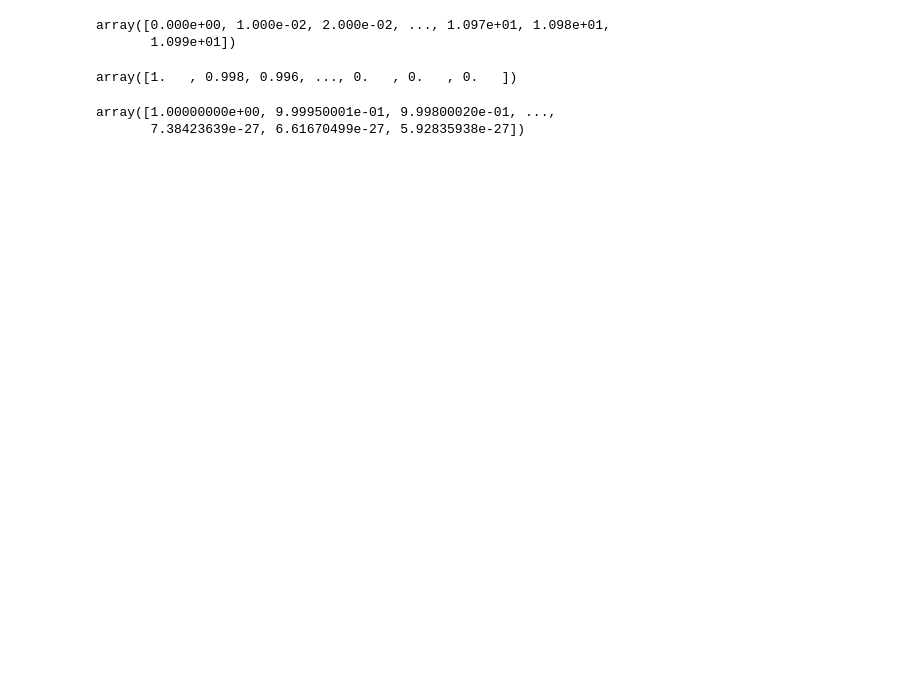
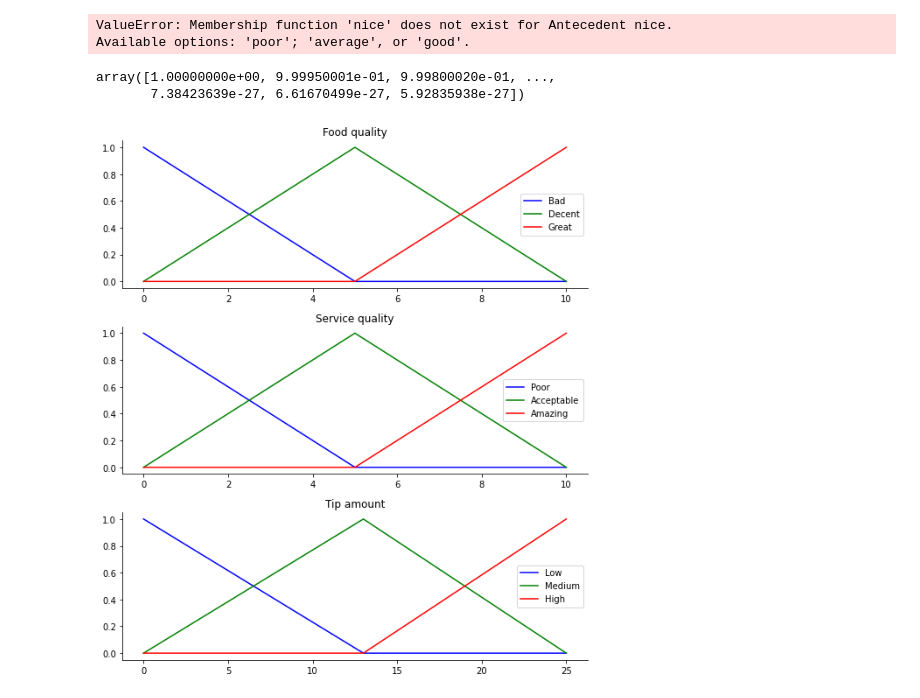
Before and after one commit to garfield-gray/Fuzzy, a Jupyter notebook: practice.ipynb, the cells around one changed output. Cells and saved outputs as stored; diff of their text form; code cells hidden in the pictures; blank space fills up the shorter version.

```diff
--- a/practice.ipynb
+++ b/practice.ipynb
@@ -17,5 +8,0 @@ x_qual = np.arange(0, 11, 0.01)
-# %%
-x_qual
-# %% [output]
-array([0.000e+00, 1.000e-02, 2.000e-02, ..., 1.097e+01, 1.098e+01,
-       1.099e+01])
@@ -24,9 +9,60 @@ qual_lo = fuzz.trimf(x_qual, [0, 0, 5])
-# %%
-qual_lo
-# %% [output]
-array([1.   , 0.998, 0.996, ..., 0.   , 0.   , 0.   ])
+# %%
+x['nice'].view()
+# %% [output]
+ValueError: Membership function 'nice' does not exist for Antecedent nice.
+Available options: 'poor'; 'average', or 'good'.
 # %%
 fuzz.membership.gaussmf(x_qual, 0, 1)
 # %% [output]
 array([1.00000000e+00, 9.99950001e-01, 9.99800020e-01, ...,
        7.38423639e-27, 6.61670499e-27, 5.92835938e-27])
+# %%
+# Generate universe variables
+#   * Quality and service on subjective ranges [0, 10]
+#   * Tip has a range of [0, 25] in units of percentage points
+x_qual = np.arange(0, 11, 1)
+x_serv = np.arange(0, 11, 1)
+x_tip  = np.arange(0, 26, 1)
+
+# Generate fuzzy membership functions
+qual_lo = fuzz.trimf(x_qual, [0, 0, 5])
+qual_md = fuzz.trimf(x_qual, [0, 5, 10])
+qual_hi = fuzz.trimf(x_qual, [5, 10, 10])
+serv_lo = fuzz.trimf(x_serv, [0, 0, 5])
+serv_md = fuzz.trimf(x_serv, [0, 5, 10])
+serv_hi = fuzz.trimf(x_serv, [5, 10, 10])
+tip_lo = fuzz.trimf(x_tip, [0, 0, 13])
+tip_md = fuzz.trimf(x_tip, [0, 13, 25])
+tip_hi = fuzz.trimf(x_tip, [13, 25, 25])
+
+# Visualize these universes and membership functions
+fig, (ax0, ax1, ax2) = plt.subplots(nrows=3, figsize=(8, 9))
+
+ax0.plot(x_qual, qual_lo, 'b', linewidth=1.5, label='Bad')
+ax0.plot(x_qual, qual_md, 'g', linewidth=1.5, label='Decent')
+ax0.plot(x_qual, qual_hi, 'r', linewidth=1.5, label='Great')
+ax0.set_title('Food quality')
+ax0.legend()
+
+ax1.plot(x_serv, serv_lo, 'b', linewidth=1.5, label='Poor')
+ax1.plot(x_serv, serv_md, 'g', linewidth=1.5, label='Acceptable')
+ax1.plot(x_serv, serv_hi, 'r', linewidth=1.5, label='Amazing')
+ax1.set_title('Service quality')
+ax1.legend()
+
+ax2.plot(x_tip, tip_lo, 'b', linewidth=1.5, label='Low')
+ax2.plot(x_tip, tip_md, 'g', linewidth=1.5, label='Medium')
+ax2.plot(x_tip, tip_hi, 'r', linewidth=1.5, label='High')
+ax2.set_title('Tip amount')
+ax2.legend()
+
+# Turn off top/right axes
+for ax in (ax0, ax1, ax2):
+    ax.spines['top'].set_visible(False)
+    ax.spines['right'].set_visible(False)
+    ax.get_xaxis().tick_bottom()
+    ax.get_yaxis().tick_left()
+
+plt.tight_layout()
+# %% [output]
+[figure, added]
```
Also changed, not shown: parts of 13 cells of this notebook.
